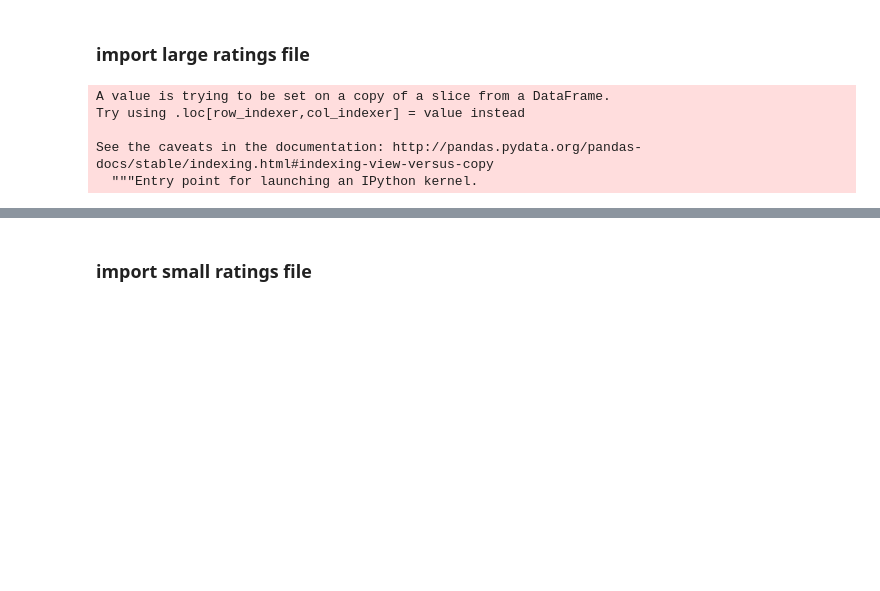
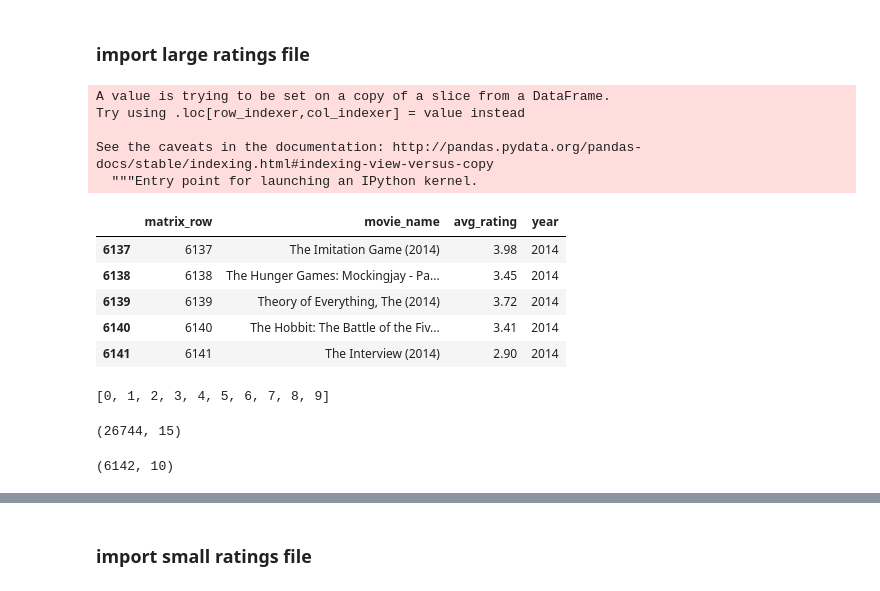
Before and after one commit to mark-salama/rs-sqaured, a Jupyter notebook: notebooks/movie_rec_system.ipynb, the cells around one changed output, grey strips where cells are left out. Cells and saved outputs as stored; diff of their text form; code cells hidden in the pictures; blank space fills up the shorter version.

```diff
--- a/notebooks/movie_rec_system.ipynb
+++ b/notebooks/movie_rec_system.ipynb
@@ -60,4 +61,15 @@ Try using .loc[row_indexer,col_indexer] = value instead
 
 See the caveats in the documentation: http://pandas.pydata.org/pandas-docs/stable/indexing.html#indexing-view-versus-copy
   """Entry point for launching an IPython kernel.
+# %%
+movie_dict_reduced['avg_rating'] = movie_dict_reduced['avg_rating'].map(lambda x: '%1.2f' % x)
+# %%
+movie_dict_reduced.tail()
+# %% [output]
+|  | matrix_row | movie_name | avg_rating | year |
+| 6137 | 6137 | The Imitation Game (2014) | 3.98 | 2014 |
+| 6138 | 6138 | The Hunger Games: Mockingjay - Pa... | 3.45 | 2014 |
+| 6139 | 6139 | Theory of Everything, The (2014) | 3.72 | 2014 |
+| 6140 | 6140 | The Hobbit: The Battle of the Fiv... | 3.41 | 2014 |
+| 6141 | 6141 | The Interview (2014) | 2.90 | 2014 |
 # %%
@@ -65 +77,13 @@ movie_dict_reduced.to_csv('movie_dict.csv')
+# %%
+np.arange(0,10).tolist()
+# %% [output]
+[0, 1, 2, 3, 4, 5, 6, 7, 8, 9]
+# %%
+sim_pca.shape
+# %% [output]
+(26744, 15)
+# %%
+sim_pca_reduced.shape
+# %% [output]
+(6142, 10)
 # %%
```
Also changed, not shown: parts of 5 cells of this notebook, 5 other files.
